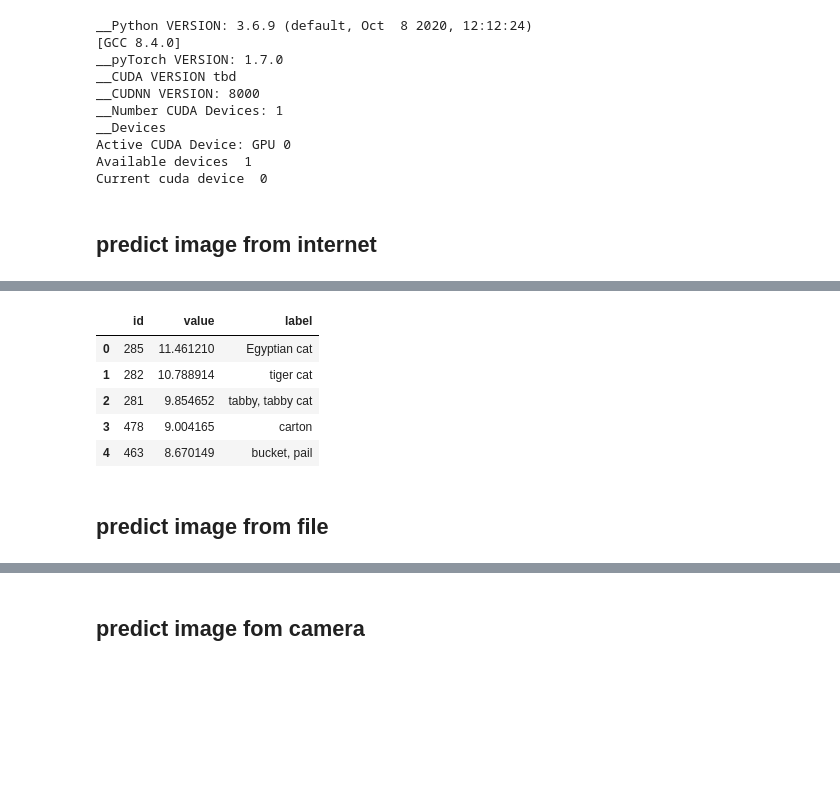
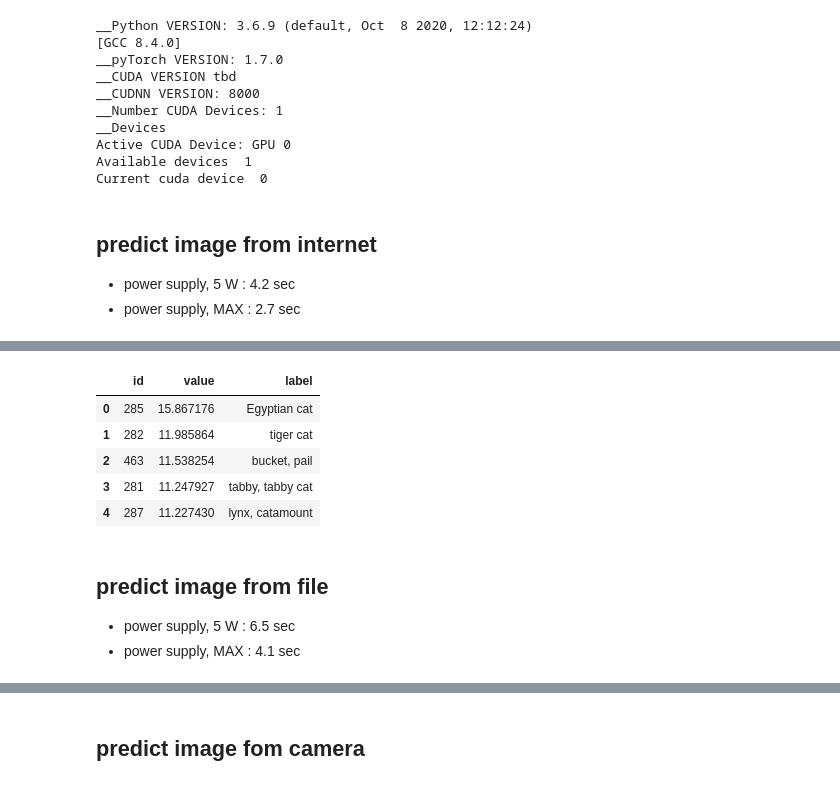
Before and after one commit to nico-klein/jetson-nano, a Jupyter notebook: predict_with_vgg16.ipynb, the cells around one changed output, grey strips where cells are left out. Cells and saved outputs as stored; diff of their text form; code cells hidden in the pictures; blank space fills up the shorter version.

```diff
--- a/predict_with_vgg16.ipynb
+++ b/predict_with_vgg16.ipynb
@@ -33,16 +31,17 @@ Active CUDA Device: GPU 0
 Available devices  1
 Current cuda device  0
 # %%
-# load vgg16 model
-vgg = models.vgg16(pretrained=True)  # This may take a few minutes.
+# load vgg16 model - may take a few minutes.
+vgg16 = models.vgg16(pretrained=True)
 
 # load imagenet labels
 LABELS_URL = 'https://s3.amazonaws.com/outcome-blog/imagenet/labels.json'
-response = requests.get(LABELS_URL)  # Make an HTTP GET request and store the response.
+response = requests.get(LABELS_URL)
 labels = {int(key): value for key, value in response.json().items()}
 # %%
 # transform pipeline
 def do_prediction(img):
+    start_time= time.time()
     # min size as noted in the PyTorch pretrained models doc: 224 px
     min_img_size = 224
     transform_pipeline = transforms.Compose([transforms.Resize(min_img_size),
@@ -56,7 +55,7 @@ def do_prediction(img):
     # print(type(img_tensor), img_tensor.shape)
 
     # returns a rensor of shape (batch, num class labels)
-    prediction = vgg(img_tensor)
+    prediction = vgg16(img_tensor)
 
     # prediction will be the index of the class label with the largest value
     prediction_max = prediction.data.numpy().argmax()
@@ -66,15 +65,20 @@ def do_prediction(img):
     df = pd.DataFrame(data=prediction.data.numpy().reshape(-1)).nlargest(10, 0).reset_index()
     df.columns=['id', 'value']
     df['label'] = df['id'].apply(lambda x : labels[x])
-    return labels[prediction_max], df
+
+    duration = time.time() - start_time
+
+    return labels[prediction_max], df, duration
 # %% [markdown]
 ## predict image from internet
+* power supply, 5 W : 4.2 sec
+* power supply, MAX : 2.7 sec
 # %%
 IMG_URL = 'https://upload.wikimedia.org/wikipedia/commons/thumb/3/3a/Cat03.jpg/1200px-Cat03.jpg'
 response = requests.get(IMG_URL)
 img = Image.open(io.BytesIO(response.content))  # Read bytes and store as an img
 
-prediction, df = do_prediction(img)
-print(prediction)
+prediction, df, duration = do_prediction(img)
+print(f'prediction: {prediction} - took {duration:.2f} seconds')
 df.head()
 # %% [output]
@@ -82,10 +86,12 @@ Egyptian cat
 |  | id | value | label |
-| 0 | 285 | 11.461210 | Egyptian cat |
-| 1 | 282 | 10.788914 | tiger cat |
-| 2 | 281 | 9.854652 | tabby, tabby cat |
-| 3 | 478 | 9.004165 | carton |
-| 4 | 463 | 8.670149 | bucket, pail |
+| 0 | 285 | 15.867176 | Egyptian cat |
+| 1 | 282 | 11.985864 | tiger cat |
+| 2 | 463 | 11.538254 | bucket, pail |
+| 3 | 281 | 11.247927 | tabby, tabby cat |
+| 4 | 287 | 11.227430 | lynx, catamount |
 # %% [markdown]
 ## predict image from file
+* power supply, 5 W : 6.5 sec
+* power supply, MAX : 4.1 sec
 # %%
 img = Image.open("images/dog.jpg")
```
Also changed, not shown: parts of 5 cells of this notebook, 1 other file.
